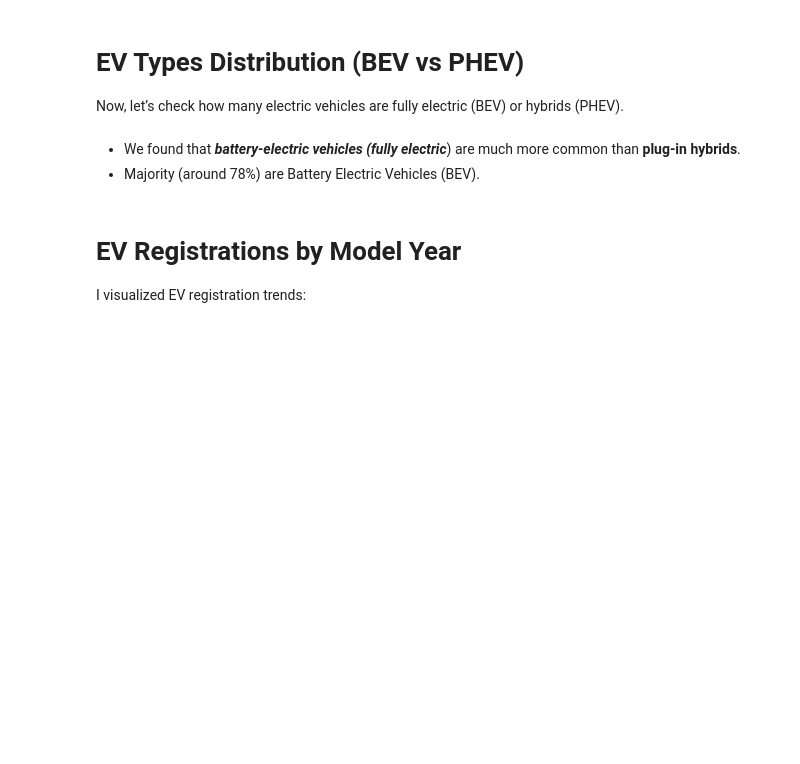
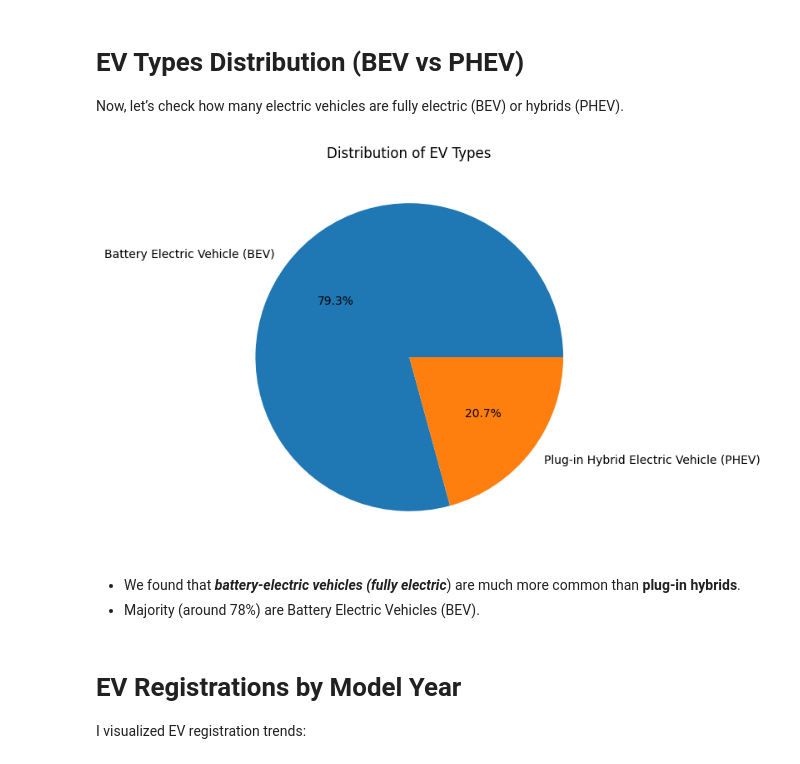
Before and after one commit to AlinaUK/Alina_Business_Card, a Jupyter notebook: ELECTRIC_VEHICLE.ipynb, the cells around one changed output. Cells and saved outputs as stored; diff of their text form; code cells hidden in the pictures; blank space fills up the shorter version.

```diff
--- a/ELECTRIC_VEHICLE.ipynb
+++ b/ELECTRIC_VEHICLE.ipynb
@@ -206,10 +305,12 @@ plt.show()
 Now, let’s check how many electric vehicles are fully electric (BEV) or hybrids (PHEV).
 # %%
 plt.figure(figsize=(8,6))
-df['ELECTRIC_VEHICLE_TYPE'].value_counts().plot(kind='pie', autopct='%1.1f%%')
+df['Electric Vehicle Type'].value_counts().plot(kind='pie', autopct='%1.1f%%')
 plt.title('Distribution of EV Types')
 plt.ylabel('')
 plt.show()
+# %% [output]
+[figure, added]
 # %% [markdown]
 *   We found that ***battery-electric vehicles (fully electric***) are much more
 common than **plug-in hybrids**.
```
Also changed, not shown: parts of 44 cells of this notebook.
